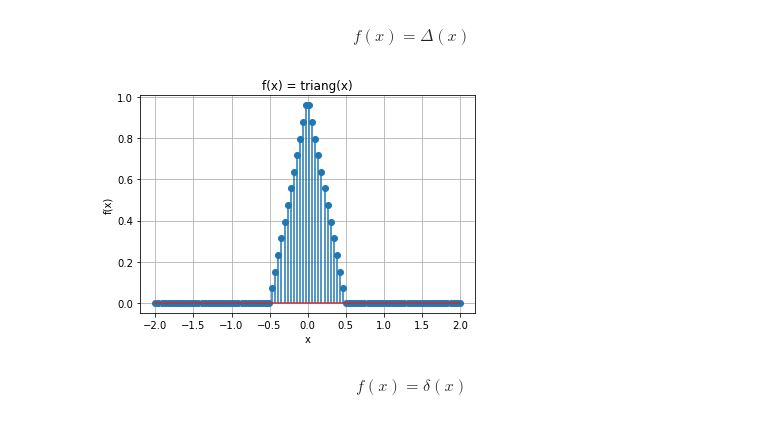
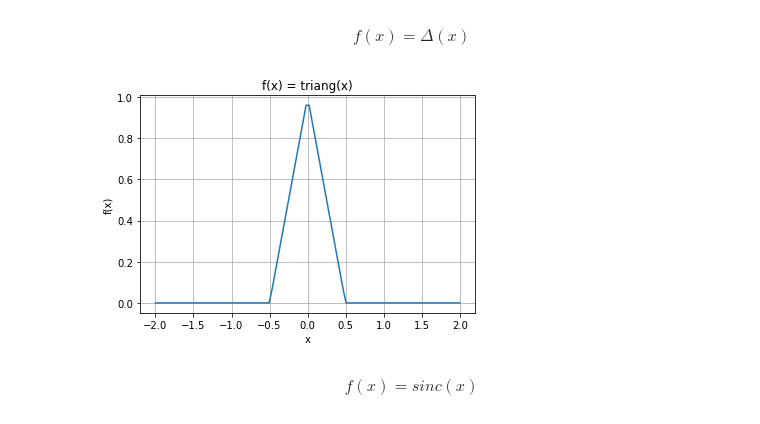
Before and after one commit to bernadelli/pds, a Jupyter notebook: sinais.ipynb, the cells around one changed output. Cells and saved outputs as stored; diff of their text form; code cells hidden in the pictures.

```diff
--- a/sinais.ipynb
+++ b/sinais.ipynb
@@ -73,13 +73,13 @@ def triang(x):
 # %%
 x = np.linspace(-2,2,100)
 
-plt.stem(x,triang(x))
+plt.plot(x,triang(x))
 plt.title("f(x) = triang(x)")
 plt.xlabel("x")
 plt.ylabel("f(x)")
 plt.grid(True)
 plt.show()
 # %% [output]
-[figure, old version]
+[figure, new version]
 # %% [markdown]
-$$f(x)=\delta(x)$$
+$$f(x)=sinc(x)$$
```
Also changed, not shown: parts of 9 cells of this notebook.
